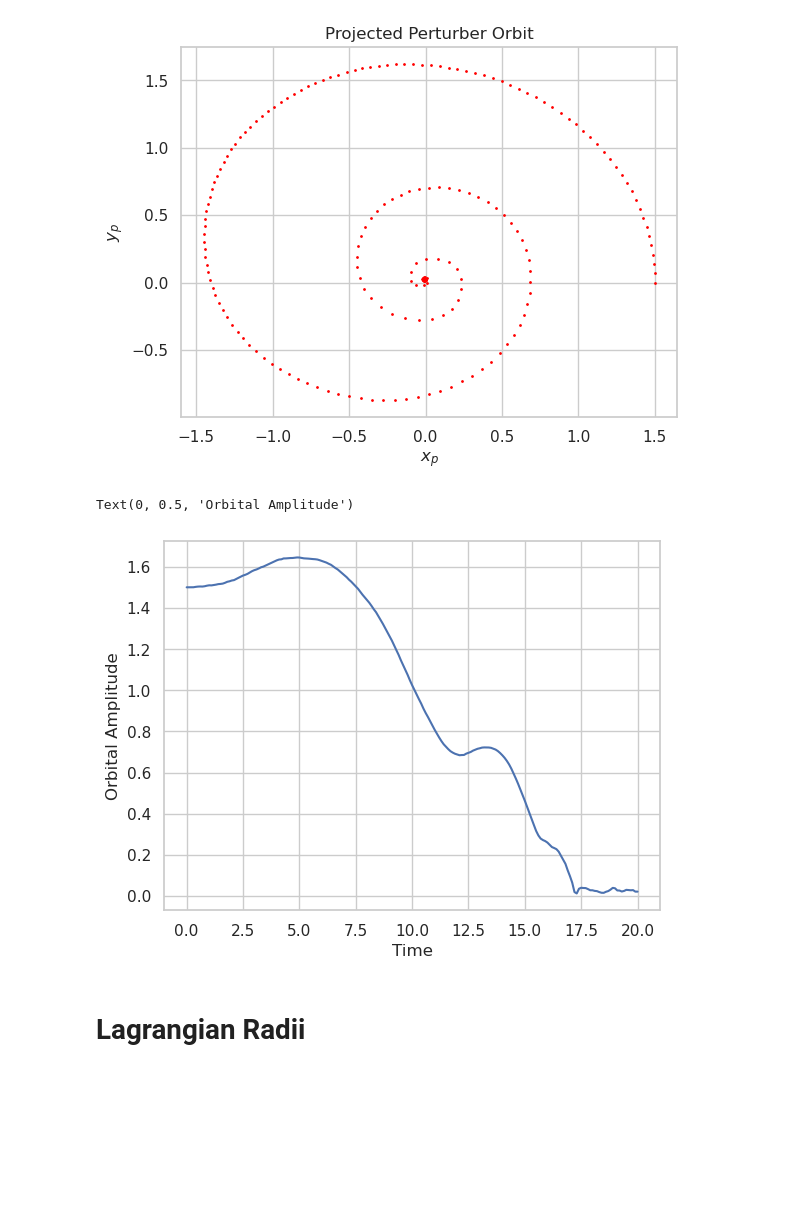
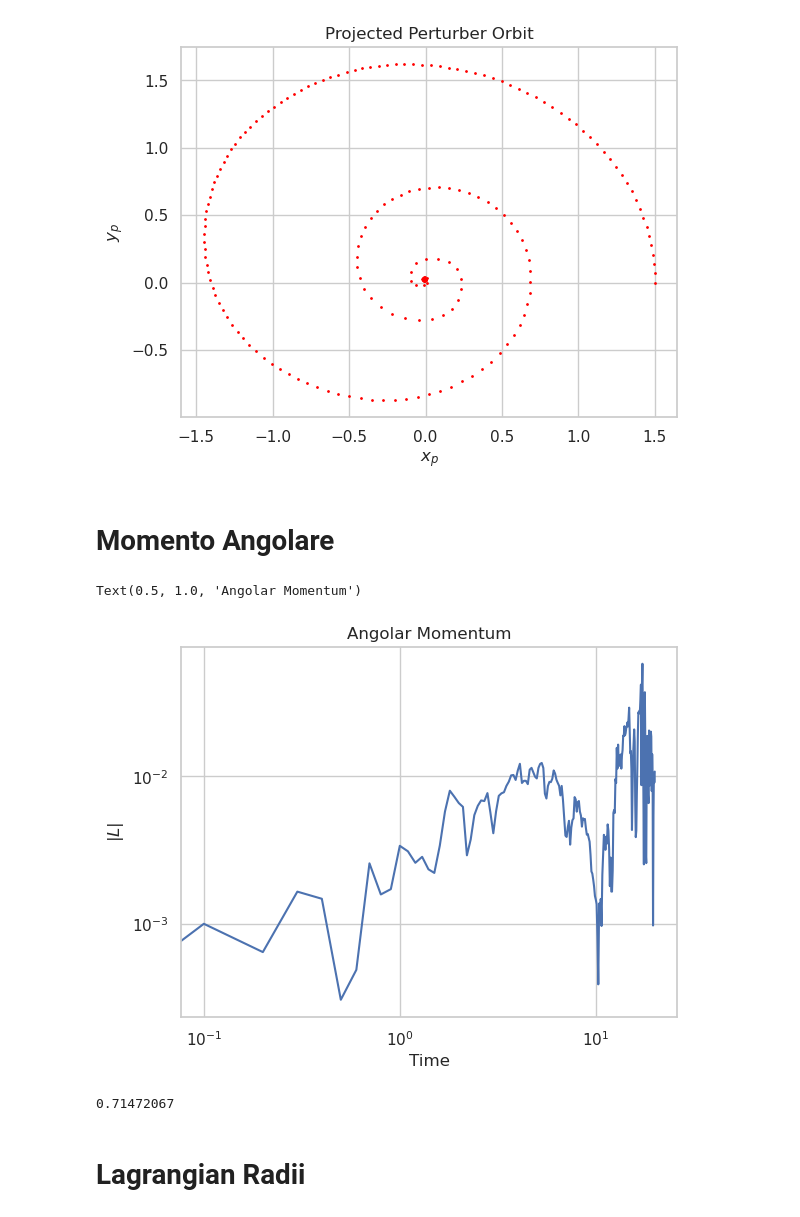
Before and after one commit to SimoneArienti/Galaxies-and-Dynamics, a Jupyter notebook: Project/Jaffe with Perturber.ipynb, the cells around one changed output. Cells and saved outputs as stored; diff of their text form; code cells hidden in the pictures; blank space fills up the shorter version.

Commit message:
Angolar Momentum

```diff
--- a/Project/Jaffe with Perturber.ipynb
+++ b/Project/Jaffe with Perturber.ipynb
@@ -235,10 +257,23 @@ ampiezze = np.sqrt((x[0]-cm_x)**2 + (y[0]-cm_y)**2)
-# %%
-plt.plot(time, ampiezze)
-plt.xlabel('Time')
-plt.ylabel('Orbital Amplitude')
-# %% [output]
-Text(0, 0.5, 'Orbital Amplitude')
-[figure, removed]
+# %% [markdown]
+# Momento Angolare
+# %%
+Lx = y[0]*v_z[0] - z[0]*v_y[0]
+Ly = z[0]*v_x[0] - x[0]*v_z[0]
+Lz = x[0]*v_y[0] - y[0]*v_x[0]
+
+L_mag = np.sqrt(Lx**2 + Ly**2 * Lz**2)
+# %%
+plt.loglog(time, L_mag)
+plt.xlabel('Time')
+plt.ylabel(r'$|L|$')
+plt.title('Angolar Momentum')
+# %% [output]
+Text(0.5, 1.0, 'Angolar Momentum')
+[figure, added]
+# %%
+v_y[0][0]
+# %% [output]
+0.71472067
 # %% [markdown]
 # Lagrangian Radii
 # %%
```
Also changed, not shown: parts of 2 cells of this notebook.
